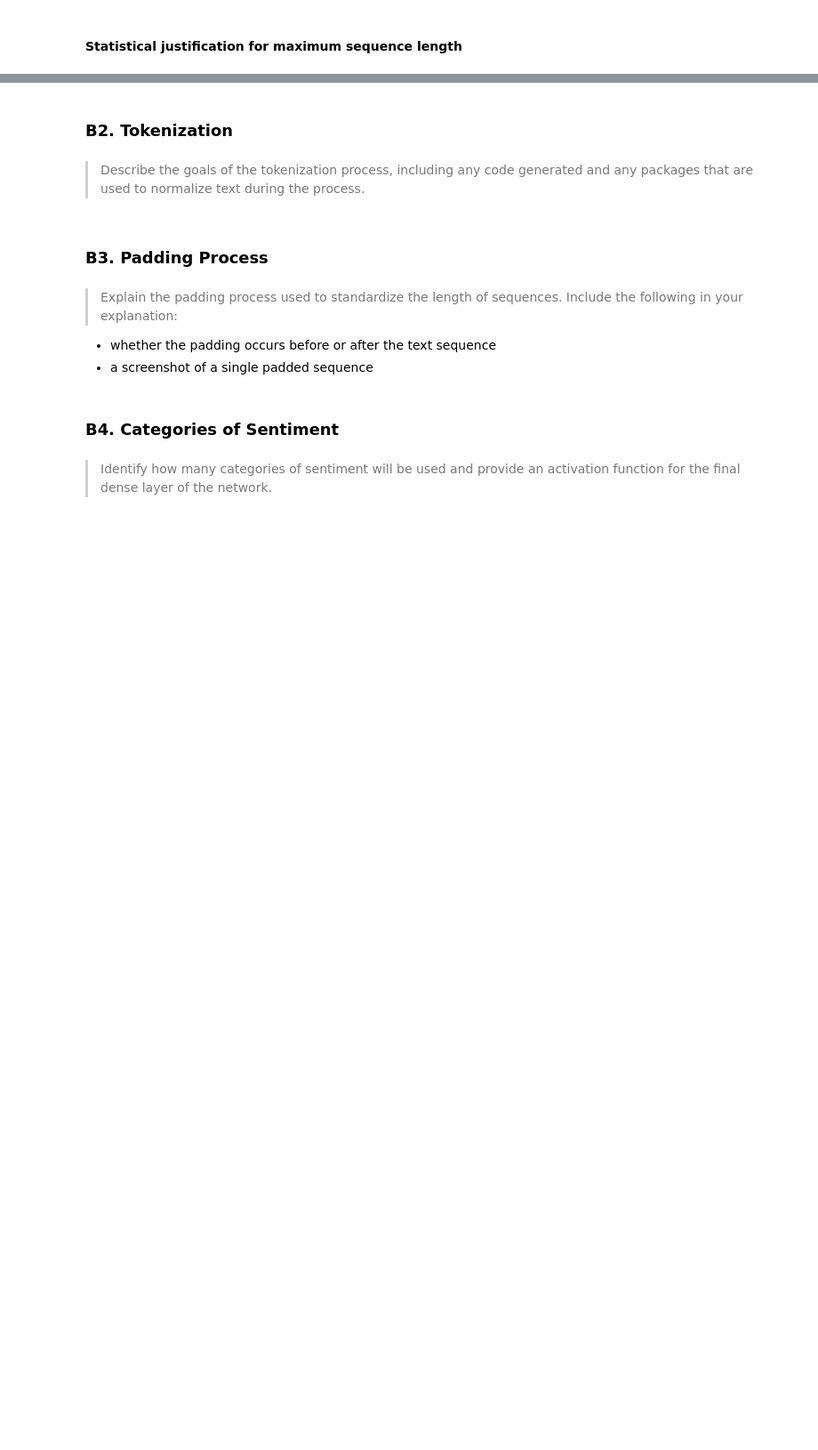
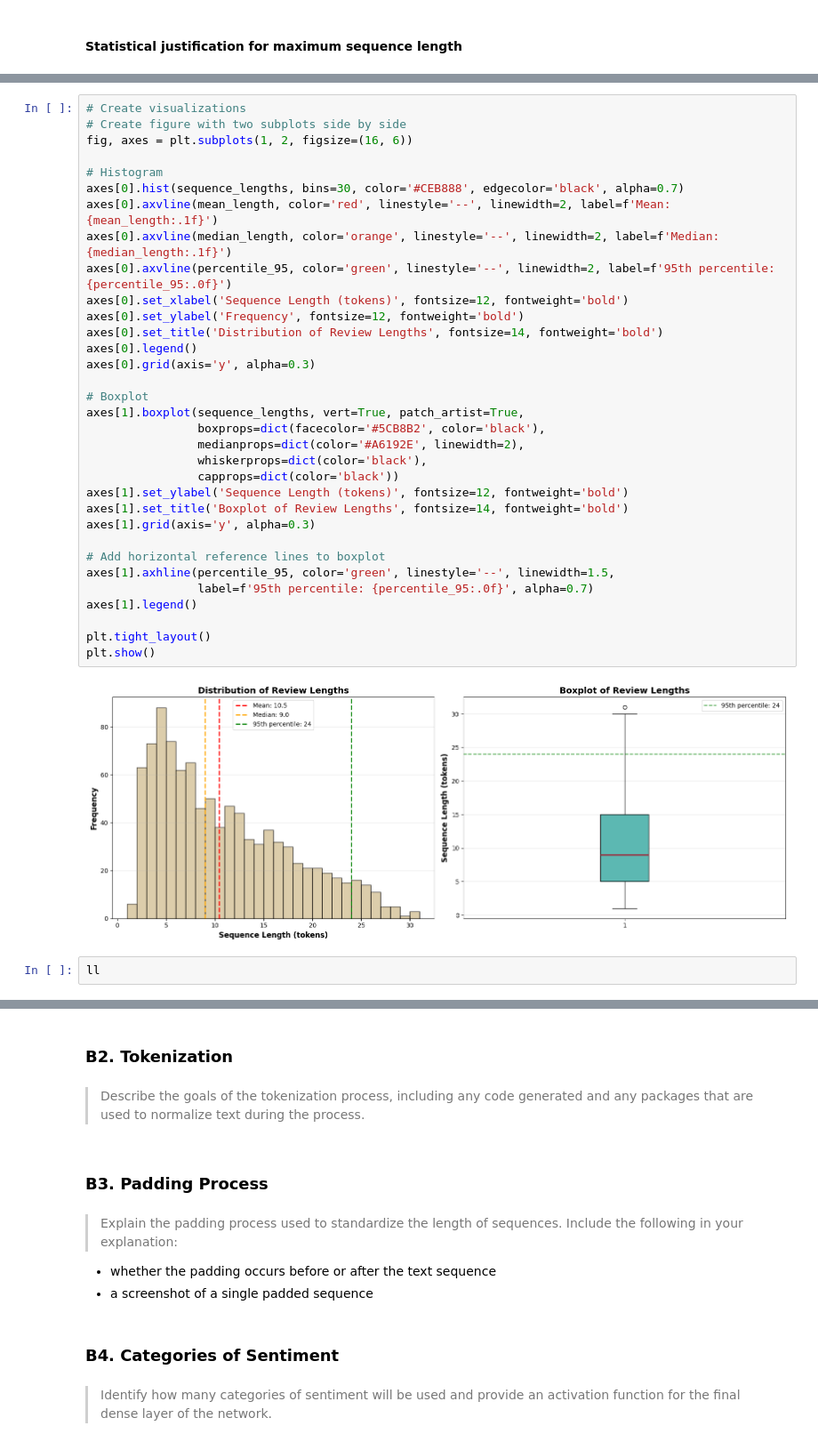
Before and after one commit to smmurdock/Neural-Network-Sentiment-Analysis, a Jupyter notebook: d604_task_2.ipynb, the cells around one changed output, grey strips where cells are left out. Shown at 89% size. Cells and saved outputs as stored; diff of their text form; blank space fills up the shorter version.

Commit message:
B1. Statistical justification for the chosen maximum sequence length

```diff
--- a/d604_task_2.ipynb
+++ b/d604_task_2.ipynb
@@ -553,0 +639,37 @@ Based on our analysis, approximately **85.1%** of our vocabulary appears 5 times
+# %%
+# Create visualizations
+# Create figure with two subplots side by side
+fig, axes = plt.subplots(1, 2, figsize=(16, 6))
+
+# Histogram
+axes[0].hist(sequence_lengths, bins=30, color='#CEB888', edgecolor='black', alpha=0.7)
+axes[0].axvline(mean_length, color='red', linestyle='--', linewidth=2, label=f'Mean: {mean_length:.1f}')
+axes[0].axvline(median_length, color='orange', linestyle='--', linewidth=2, label=f'Median: {median_length:.1f}')
+axes[0].axvline(percentile_95, color='green', linestyle='--', linewidth=2, label=f'95th percentile: {percentile_95:.0f}')
+axes[0].set_xlabel('Sequence Length (tokens)', fontsize=12, fontweight='bold')
+axes[0].set_ylabel('Frequency', fontsize=12, fontweight='bold')
+axes[0].set_title('Distribution of Review Lengths', fontsize=14, fontweight='bold')
+axes[0].legend()
+axes[0].grid(axis='y', alpha=0.3)
+
+# Boxplot
+axes[1].boxplot(sequence_lengths, vert=True, patch_artist=True,
+                boxprops=dict(facecolor='#5CB8B2', color='black'),
+                medianprops=dict(color='#A6192E', linewidth=2),
+                whiskerprops=dict(color='black'),
+                capprops=dict(color='black'))
+axes[1].set_ylabel('Sequence Length (tokens)', fontsize=12, fontweight='bold')
+axes[1].set_title('Boxplot of Review Lengths', fontsize=14, fontweight='bold')
+axes[1].grid(axis='y', alpha=0.3)
+
+# Add horizontal reference lines to boxplot
+axes[1].axhline(percentile_95, color='green', linestyle='--', linewidth=1.5,
+                label=f'95th percentile: {percentile_95:.0f}', alpha=0.7)
+axes[1].legend()
+
+plt.tight_layout()
+plt.show()
+# %% [output]
+[figure, added]
+# %%
+ll
```
Also changed, not shown: parts of 7 cells of this notebook.
